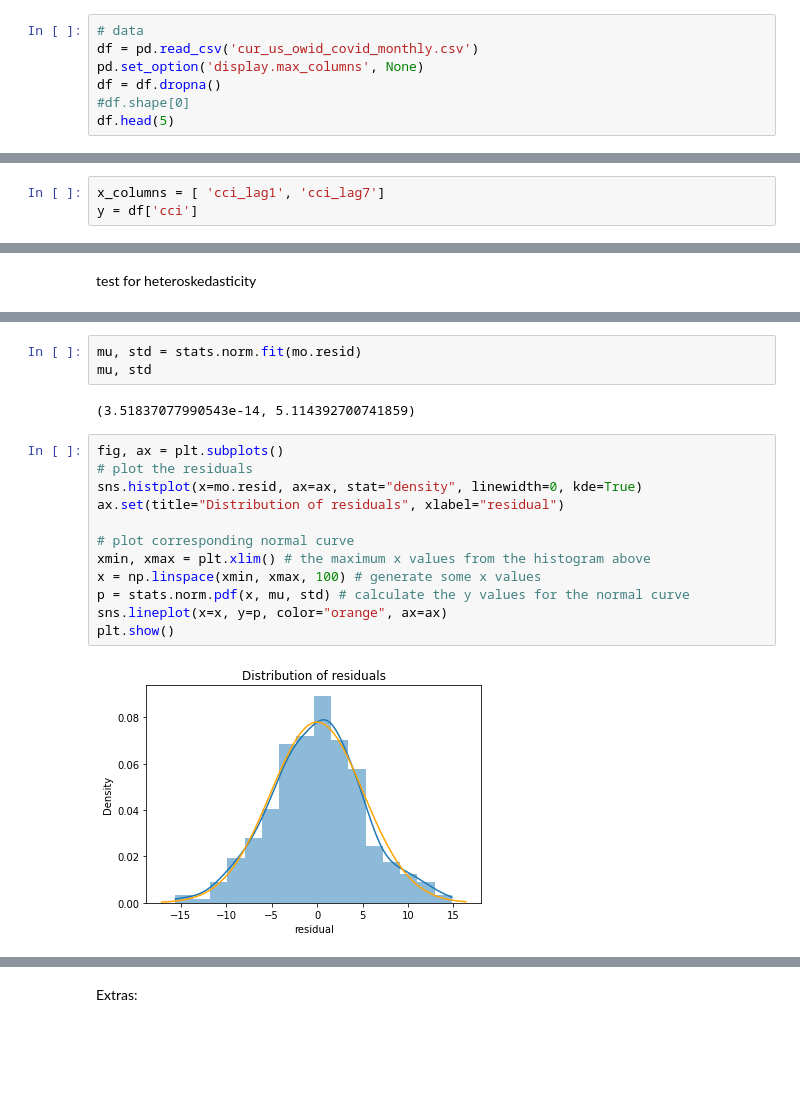
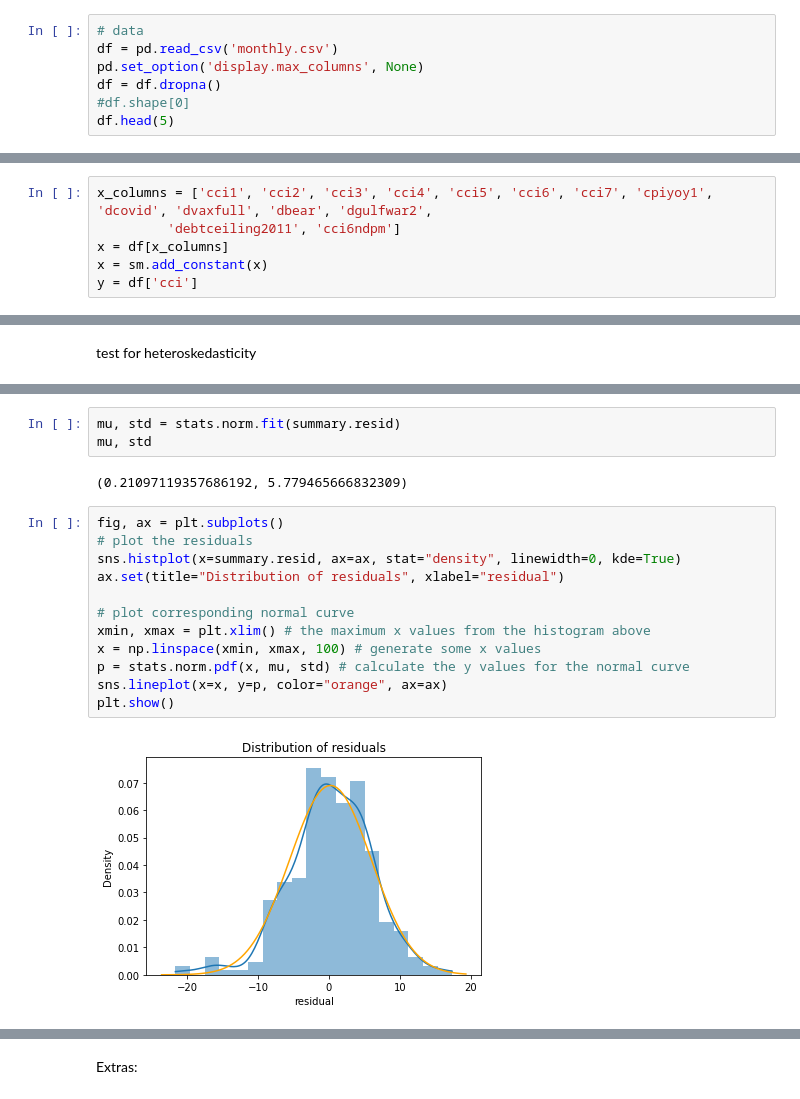
Before and after one commit to mauricefreese/cci_covid-research, a Jupyter notebook: research/owid/assumption_tets.ipynb, the cells around one changed output, grey strips where cells are left out. Cells and saved outputs as stored; diff of their text form; blank space fills up the shorter version.

```diff
--- a/research/owid/assumption_tets.ipynb
+++ b/research/owid/assumption_tets.ipynb
@@ -60,7 +60,7 @@ import seaborn as sns
 Checking data from cleaning before continuing on
 # %%
 # data
-df = pd.read_csv('cur_us_owid_covid_monthly.csv')
+df = pd.read_csv('monthly.csv')
 pd.set_option('display.max_columns', None)
 df = df.dropna()
 #df.shape[0]
@@ -75,4 +75,7 @@ df.head(5)
 # %%
-x_columns = [ 'cci_lag1', 'cci_lag7']
+x_columns = ['cci1', 'cci2', 'cci3', 'cci4', 'cci5', 'cci6', 'cci7', 'cpiyoy1', 'dcovid', 'dvaxfull', 'dbear', 'dgulfwar2',
+         'debtceiling2011', 'cci6ndpm']
+x = df[x_columns]
+x = sm.add_constant(x)
 y = df['cci']
 # %%
@@ -405,19 +419,19 @@ sns.histplot(mo.resid);
 # %%
-mu, std = stats.norm.fit(mo.resid)
+mu, std = stats.norm.fit(summary.resid)
 mu, std
 # %% [output]
-(3.51837077990543e-14, 5.114392700741859)
+(0.21097119357686192, 5.779465666832309)
 # %%
 fig, ax = plt.subplots()
 # plot the residuals
-sns.histplot(x=mo.resid, ax=ax, stat="density", linewidth=0, kde=True)
+sns.histplot(x=summary.resid, ax=ax, stat="density", linewidth=0, kde=True)
 ax.set(title="Distribution of residuals", xlabel="residual")
 
 # plot corresponding normal curve
 xmin, xmax = plt.xlim() # the maximum x values from the histogram above
 x = np.linspace(xmin, xmax, 100) # generate some x values
 p = stats.norm.pdf(x, mu, std) # calculate the y values for the normal curve
 sns.lineplot(x=x, y=p, color="orange", ax=ax)
 plt.show()
 # %% [output]
-[figure, old version]
+[figure, new version]
```
Also changed, not shown: parts of 22 cells of this notebook, 6 other files.
